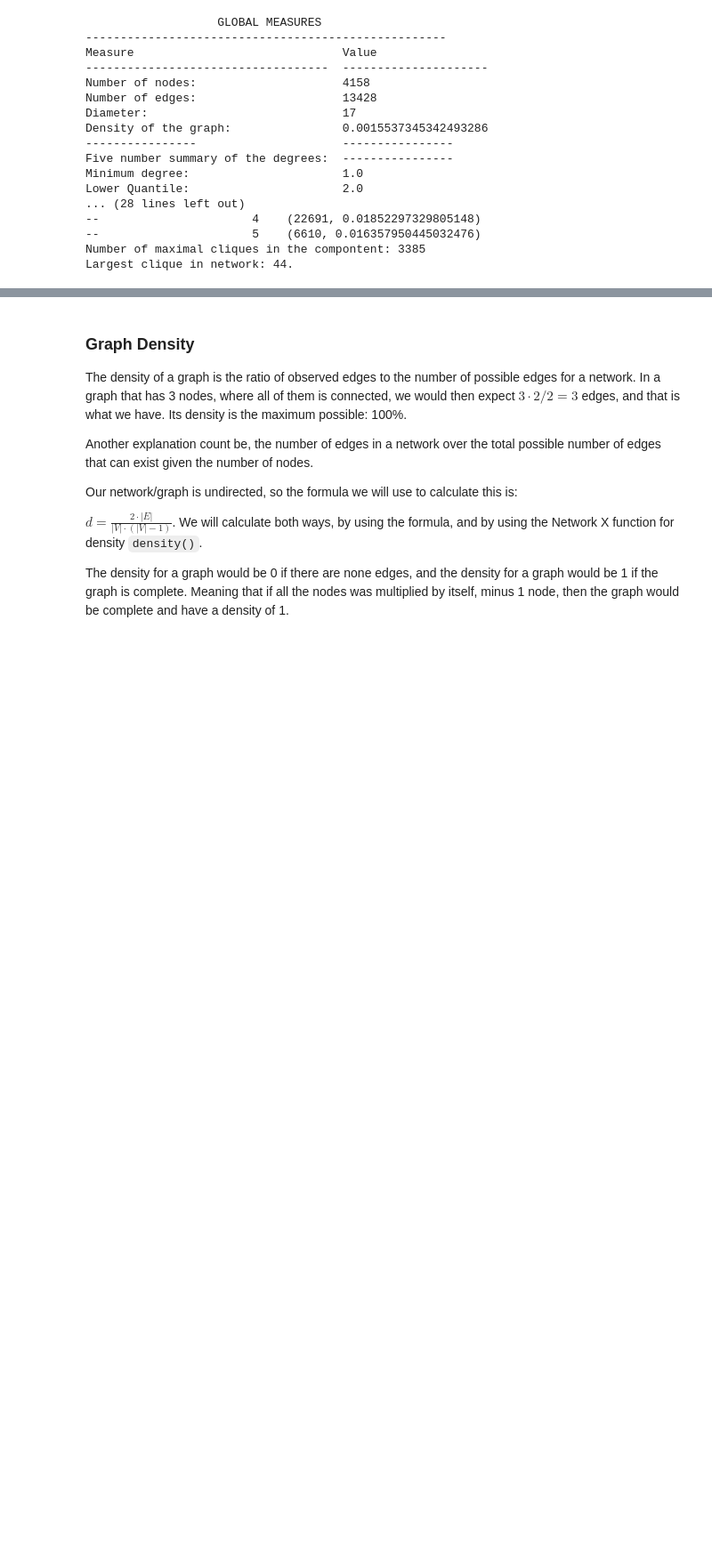
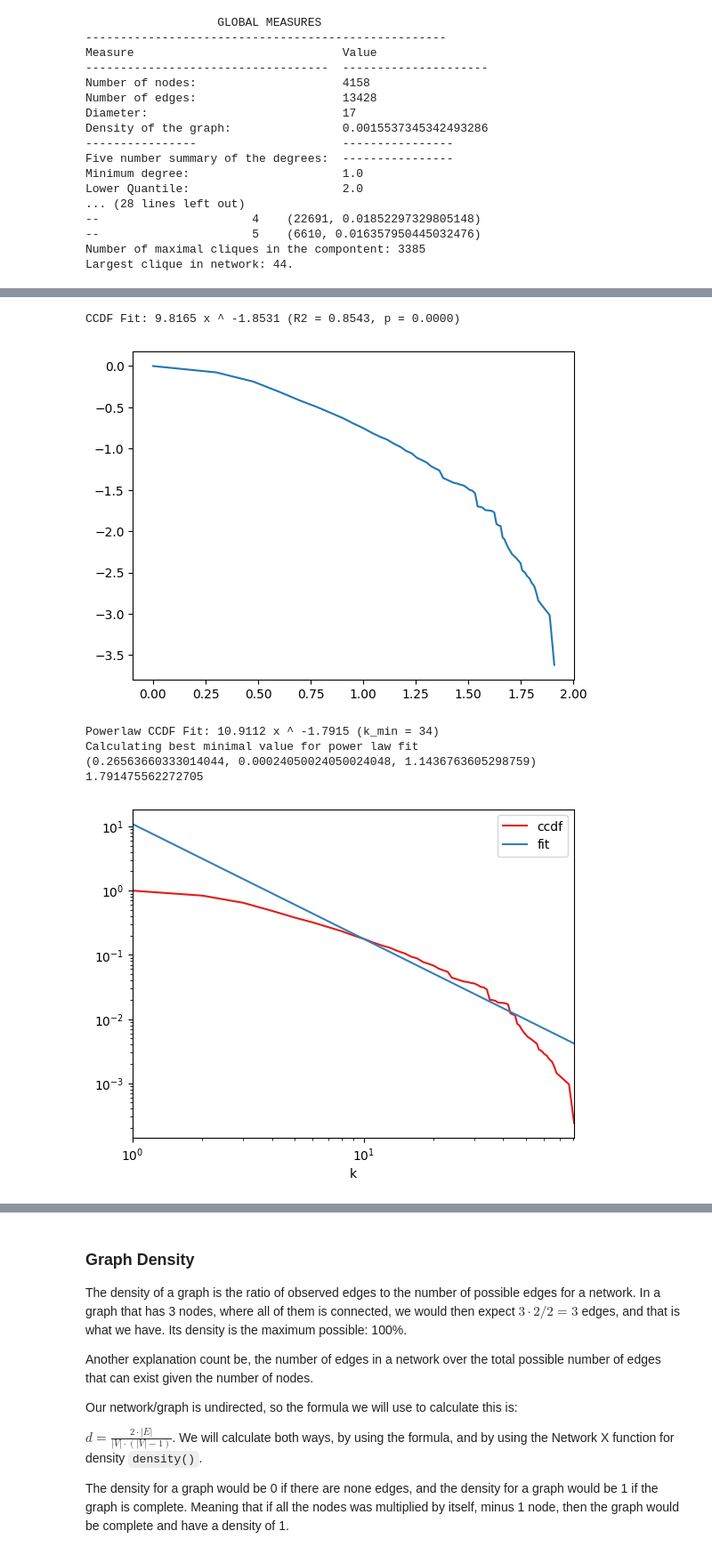
Before and after one commit to viggo-gascou/network-analysis, a Jupyter notebook: main_authors.ipynb, the cells around one changed output, grey strips where cells are left out. Shown: that part at 89% size. Saved outputs shown, nothing was run; the diff lists cells and outputs as text; code cells hidden in the pictures; blank space fills up the shorter version.

```diff
--- a/main_authors.ipynb
+++ b/main_authors.ipynb
@@ -247,0 +217,10 @@ print(slope)
+# %%
+degree.check_power_law(LG);
+# %% [output]
+CCDF Fit: 9.8165 x ^ -1.8531 (R2 = 0.8543, p = 0.0000)
+[figure, added]
+Powerlaw CCDF Fit: 10.9112 x ^ -1.7915 (k_min = 34)
+Calculating best minimal value for power law fit
+(0.26563660333014044, 0.00024050024050024048, 1.1436763605298759)
+1.791475562272705
+[figure, added]
```
Also changed, not shown: parts of 19 cells of this notebook, 3 other files.
